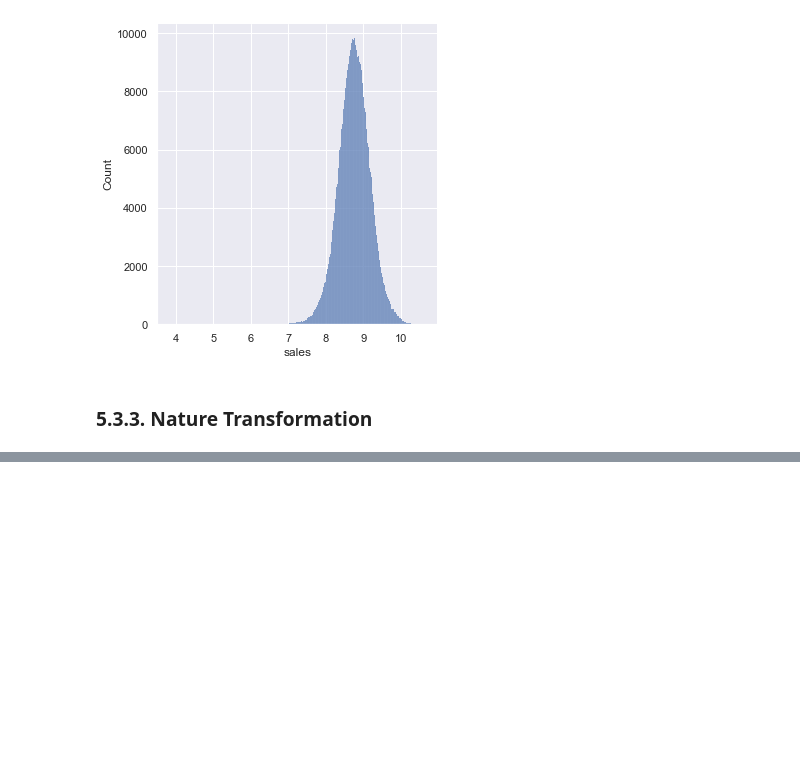
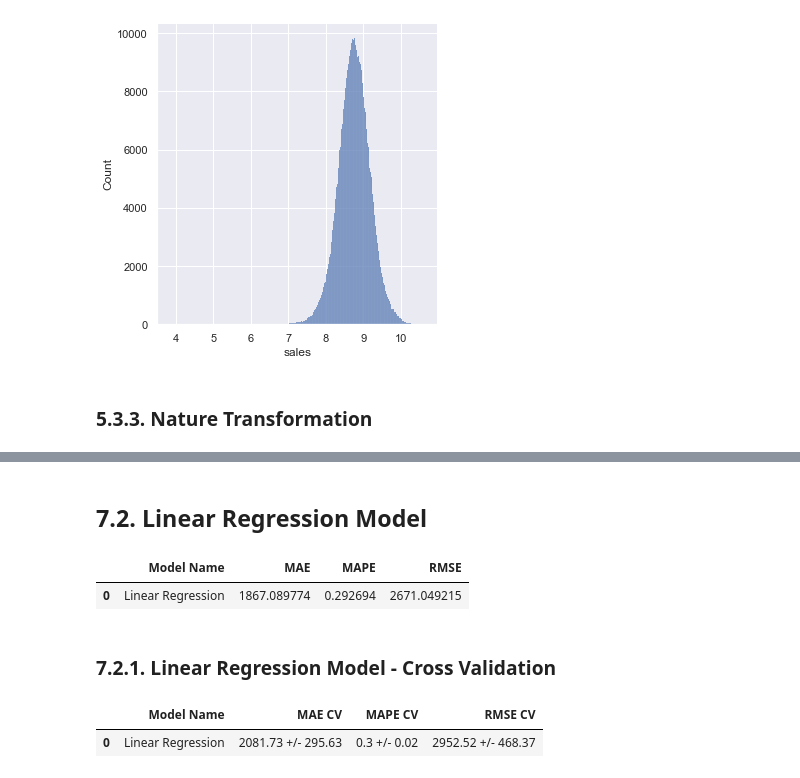
Before and after one commit to Raoni-Silva/DS-Em-Producao, a Jupyter notebook: m06_v01_store_sales_prediction.ipynb, the cells around one changed output, grey strips where cells are left out. Saved outputs shown, nothing was run; the diff lists cells and outputs as text; code cells hidden in the pictures; blank space fills up the shorter version.

```diff
--- a/m06_v01_store_sales_prediction.ipynb
+++ b/m06_v01_store_sales_prediction.ipynb
@@ -1030,0 +1083,17 @@ cols_selected_boruta
+# %% [markdown]
+## 7.2. Linear Regression Model
+# %%
+# model
+lr = LinearRegression().fit( x_train, y_train )
+
+# prediction
+yhat_lr = lr.predict( x_test )
+
+# performance
+lr_result = ml_error( 'Linear Regression', np.expm1( y_test ), np.expm1( yhat_lr ) )
+lr_result
+# %% [output]
+|  | Model Name | MAE | MAPE | RMSE |
+| 0 | Linear Regression | 1867.089774 | 0.292694 | 2671.049215 |
+# %% [markdown]
+### 7.2.1. Linear Regression Model - Cross Validation
@@ -1030,0 +1102,5 @@ cols_selected_boruta
+# %%
+lr_result_cv
+# %% [output]
+|  | Model Name | MAE CV | MAPE CV | RMSE CV |
+| 0 | Linear Regression | 2081.73 +/- 295.63 | 0.3 +/- 0.02 | 2952.52 +/- 468.37 |
```
Also changed, not shown: parts of 49 cells of this notebook.
